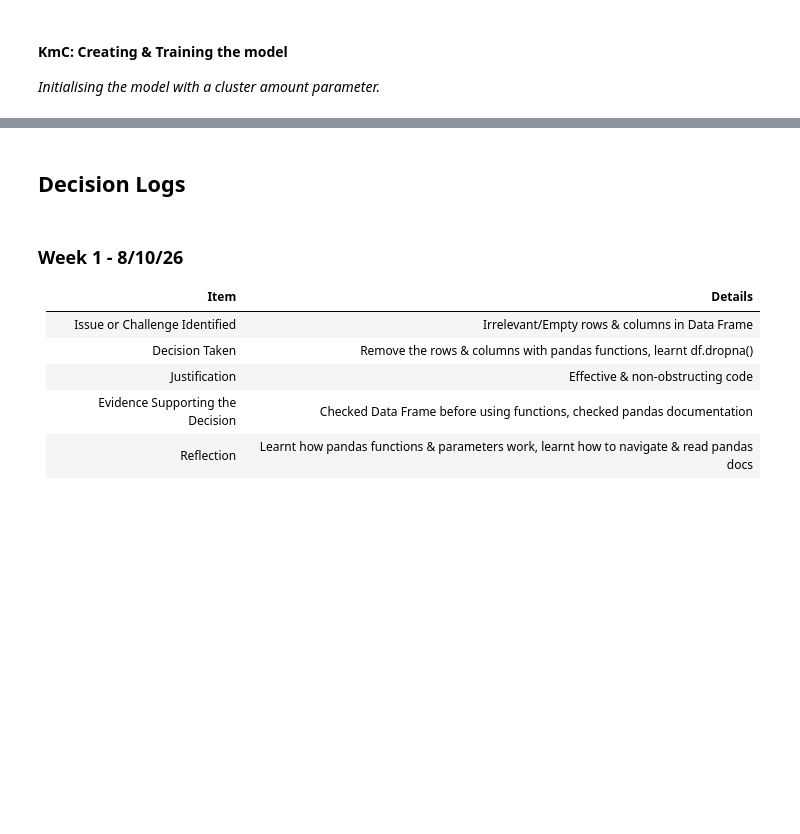
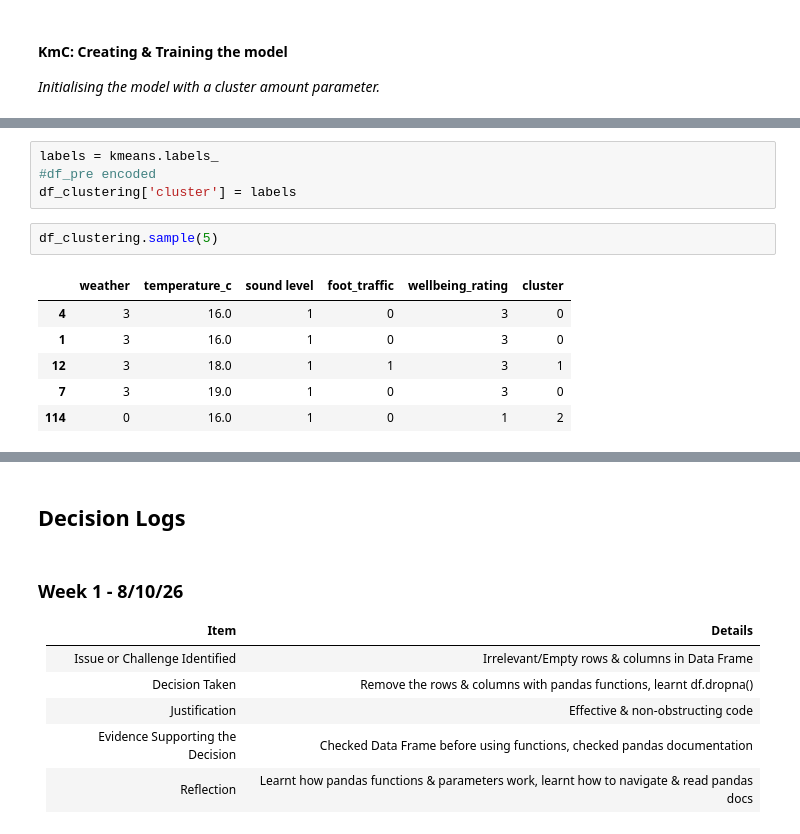
Before and after one commit to Paul-Daly366/MachineLearning_Project_Colab, a Jupyter notebook: MachineLearningProj.ipynb, the cells around one changed output, grey strips where cells are left out. Drawn from its saved outputs; the diff is of its cells as text; blank space fills up the shorter version.

```diff
--- a/MachineLearningProj.ipynb
+++ b/MachineLearningProj.ipynb
@@ -540,0 +554,13 @@ kmeans = KMeans(
+# %%
+labels = kmeans.labels_
+#df_pre encoded
+df_clustering['cluster'] = labels
+# %%
+df_clustering.sample(5)
+# %% [output]
+|  | weather | temperature_c | sound level | foot_traffic | wellbeing_rating | cluster |
+| 4 | 3 | 16.0 | 1 | 0 | 3 | 0 |
+| 1 | 3 | 16.0 | 1 | 0 | 3 | 0 |
+| 12 | 3 | 18.0 | 1 | 1 | 3 | 1 |
+| 7 | 3 | 19.0 | 1 | 0 | 3 | 0 |
+| 114 | 0 | 16.0 | 1 | 0 | 1 | 2 |
```
Also changed, not shown: parts of 32 cells of this notebook.
